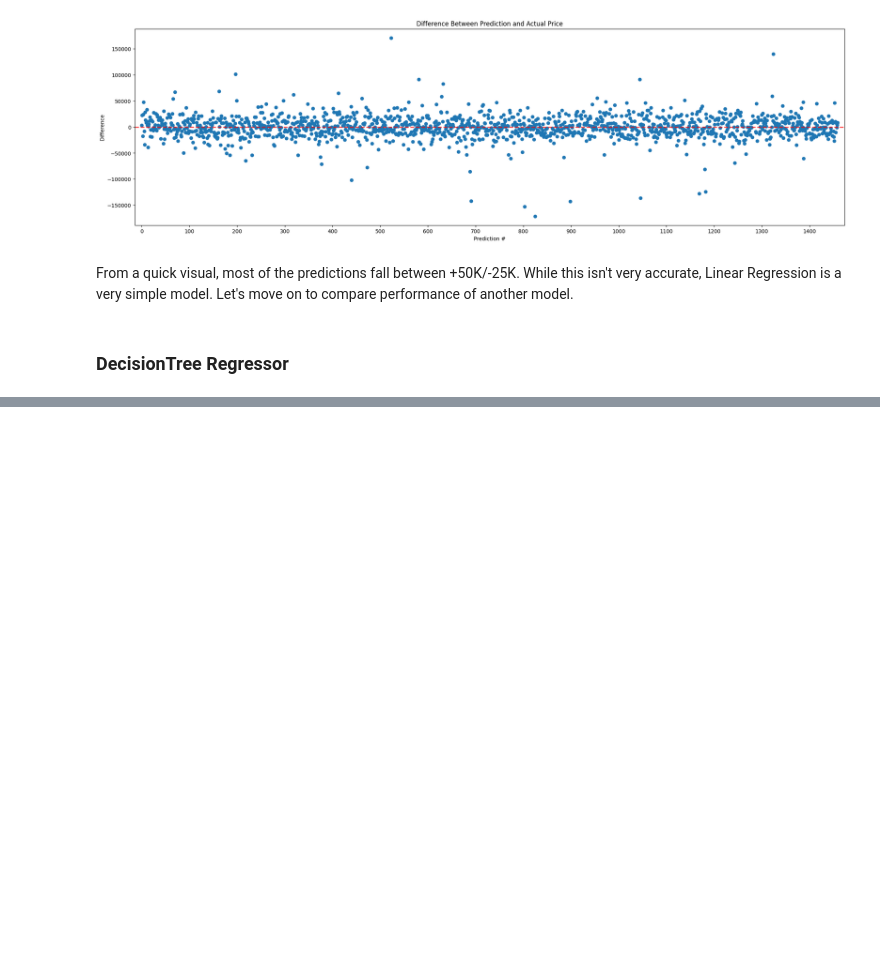
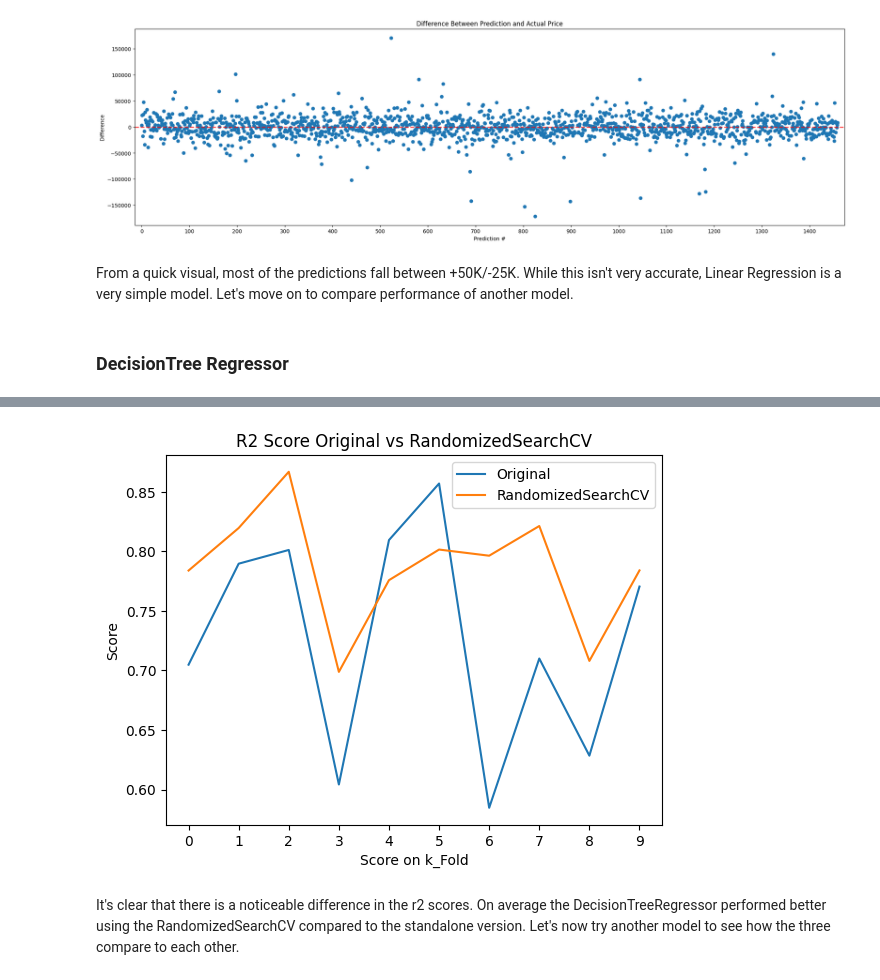
Before and after one commit to ddavidbailey/housing_prices, a Jupyter notebook: notebooks/04_training_and_comparison.ipynb, the cells around one changed output, grey strips where cells are left out. Drawn from its saved outputs; the diff is of its cells as text; code cells hidden in the pictures; blank space fills up the shorter version.

```diff
--- a/notebooks/04_training_and_comparison.ipynb
+++ b/notebooks/04_training_and_comparison.ipynb
@@ -200,0 +259,15 @@ plt.show()
+# %%
+dtr_r2 = cross_val_score(dtr_rnd_search, training_pp, y, scoring="r2", cv=10)
+# %%
+plt.plot(r2_pp)
+plt.plot(dtr_r2)
+plt.legend(["Original", "RandomizedSearchCV"])
+plt.title("R2 Score Original vs RandomizedSearchCV")
+plt.xlabel("Score on k_Fold")
+plt.ylabel("Score")
+plt.xticks([i for i in range(len(dtr_r2))])
+plt.show()
+# %% [output]
+[figure, added]
+# %% [markdown]
+It's clear that there is a noticeable difference in the r2 scores. On average the DecisionTreeRegressor performed better using the RandomizedSearchCV compared to the standalone version. Let's now try another model to see how the three compare to each other.
```
Also changed, not shown: parts of 13 cells of this notebook.
